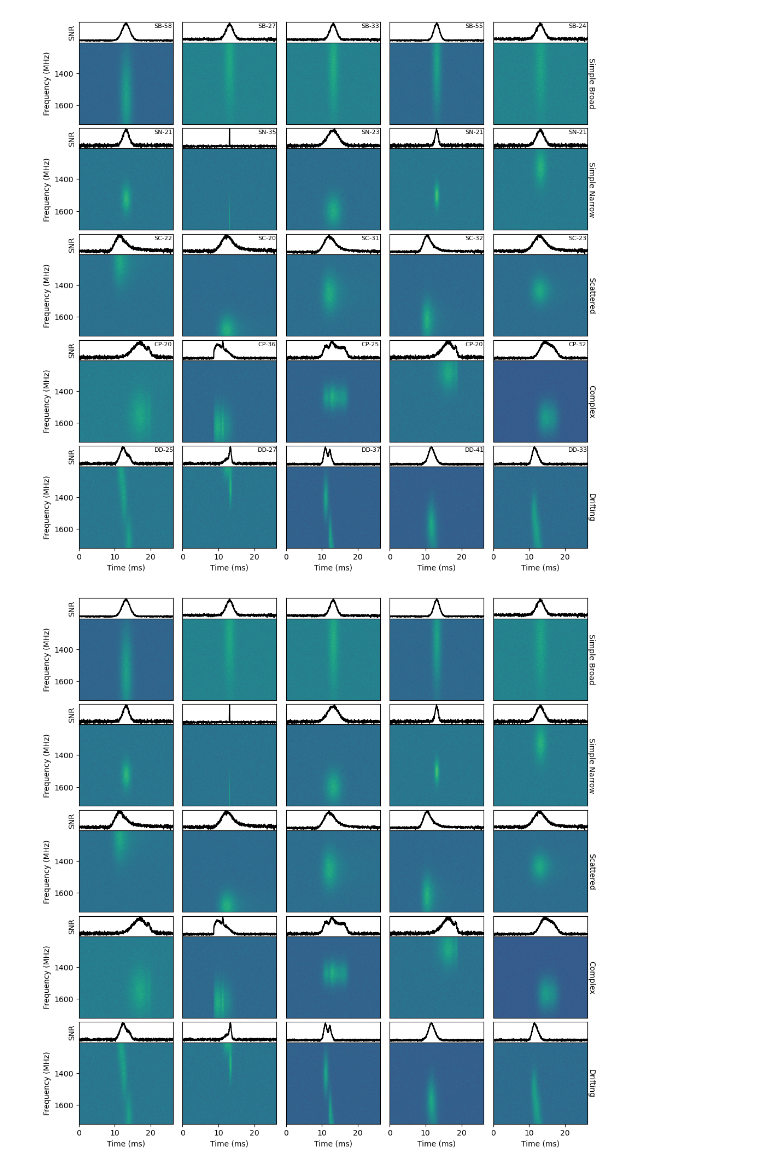
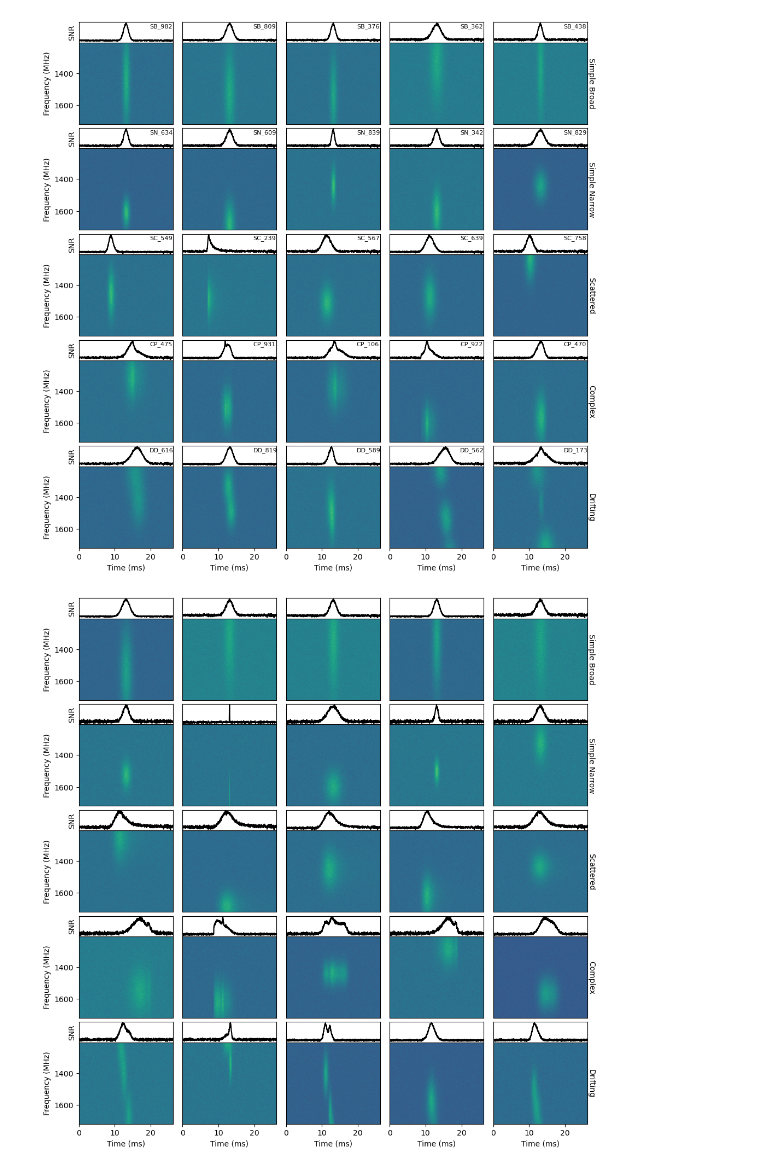
Before and after one commit to SRON-API-DataMagic/Rep_Learn_FRB, a Jupyter notebook: familyplot.ipynb, the cells around one changed output. Drawn from its saved outputs; the diff is of its cells as text; code cells hidden in the pictures.

```diff
--- a/familyplot.ipynb
+++ b/familyplot.ipynb
@@ -11,28 +11,25 @@ def load_burst_from_directory(directory, csv_file):
     file_list = [f for f in os.listdir(directory) if f.endswith(".npy")]
     bursts = []
 
-    # Read the CSV file into a DataFrame
-    df = pd.read_csv(os.path.join(directory, csv_file))
+    # # Read the CSV file into a DataFrame
+    # df = pd.read_csv(os.path.join(directory, csv_file))
 
-    # Sort by scattering time
-    top_bursts = df.sort_values(by="tau", ascending=False)
-
-    # Create a list of burst filenames in the format "frb_{burstnumber}.npy"
-    file_list = ["frb_" + str(burst_number) + ".npy" for burst_number in top_bursts.index]
+    # # Sort by scattering time
+    # top_bursts = df.sort_values(by="tau", ascending=False)
 
     for file in file_list:
         # Load the dynamic spectra from the numpy array
         dynamic_spectra_w_pulse = np.load(os.path.join(directory, file))
         lightcurve = np.sum(dynamic_spectra_w_pulse, axis=1)
         snr = np.max(lightcurve)
-        if snr > 20:
-            bursts.append((dynamic_spectra_w_pulse, lightcurve, snr))
+        if snr > 30:
+            bursts.append((dynamic_spectra_w_pulse, lightcurve, snr, file))
 
     return bursts
 
 # List of directories containing the saved data and their corresponding CSV files
-directories = ["simulated_simple_broad_bursts_v2", "simulated_simple_bursts_v2", "simulated_scattered_bursts_v2", "simulated_complex_bursts_v2", "simulated_drifting_bursts_v2"]
-csvs = ["simulated_simple_broad_bursts_v2.csv", "simulated_simple_bursts_v2.csv", "simulated_scattered_bursts_v2.csv", "simulated_complex_bursts_v2.csv", "simulated_drifting_bursts_v2.csv"]
+directories = ["simulated_simple_broad_bursts_v4", "simulated_simple_narrow_bursts_v4", "simulated_scattered_bursts_v4", "simulated_complex_bursts_v4", "simulated_drifting_bursts_v4"]
+csvs = ["simulated_simple_broad_bursts_v4.csv", "simulated_simple_narrow_bursts_v4.csv", "simulated_scattered_bursts_v4.csv", "simulated_complex_bursts_v4.csv", "simulated_drifting_bursts_v4.csv"]
 class_labels = ["Simple Broad", "Simple Narrow", "Scattered", "Complex", "Drifting"]
 class_acronyms = ["SB", "SN", "SC", "CP", "DD"]
 
@@ -43,7 +40,7 @@ for i, (directory, csv_file, label, acronym) in enumerate(zip(directories, csvs,
     bursts = load_burst_from_directory(directory, csv_file)
     for j in range(5):
         if j < len(bursts):
-            dynamic_spectra_w_pulse, lightcurve, _ = bursts[j]
+            dynamic_spectra_w_pulse, lightcurve, _, file = bursts[j]
             time_step = 0.0000256  # Default time step in seconds
             extent = [0, dynamic_spectra_w_pulse.shape[0] * time_step * 1000, 1208, 1720]
             ax = axs[i, j]
@@ -54,36 +51,36 @@ for i, (directory, csv_file, label, acronym) in enumerate(zip(directories, csvs,
             # Add x-axis labels only to the 5 bottom plots
             if i == 4:
                 ax.set_xlabel("Time (ms)")
                 ax.tick_params(axis='x', bottom=True, top=False)
             else:
                 ax.tick_params(axis='x', bottom=False, top=False, labelbottom=False)
 
             # Add y-axis labels only to the 5 leftmost plots
             if j == 0:
                 ax.set_ylabel("Frequency (MHz)")
                 ax.tick_params(axis='y', left=True, right=False)
                 ax2.set_ylabel("SNR")
             else:
                 ax.tick_params(axis='y', left=False, right=False, labelleft=False)
                 ax2.tick_params(left=False, labelleft=False)
 
             # Create a new subgrid for the lightcurve above the dynamic spectrum
             ax2.plot(np.arange(dynamic_spectra_w_pulse.shape[0]) * time_step * 1000, lightcurve, 'k')
             ax2.set_xlim(0, dynamic_spectra_w_pulse.shape[0] * time_step * 1000)  # Adjust the x-axis limit
             ax2.tick_params(top=False, bottom=False, left=False, right=False, labelleft=False, labelbottom=False)
 
             # Add burst number and class acronym as labels
-            label_text = f"{acronym}-{bursts[j][2]:.0f}"
-            ax2.text(0.8, 1.2, label_text, transform=ax.transAxes, va='center', fontsize=8)
+            label_text = f"{os.path.splitext(file)[0]}"
+            ax2.text(0.75, 1.2, label_text, transform=ax.transAxes, va='center', fontsize=8)
 
         else:
             axs[i, j].axis('off')
     # Add labels to the right of each row
     axs[i, 4].text(1, 0.5, label, transform=axs[i, 4].transAxes, va='center', rotation=-90)
 
 plt.show()
 # %% [output]
-[figure, old version]
+[figure, new version]
 # %%
 import os
 import numpy as np
```
